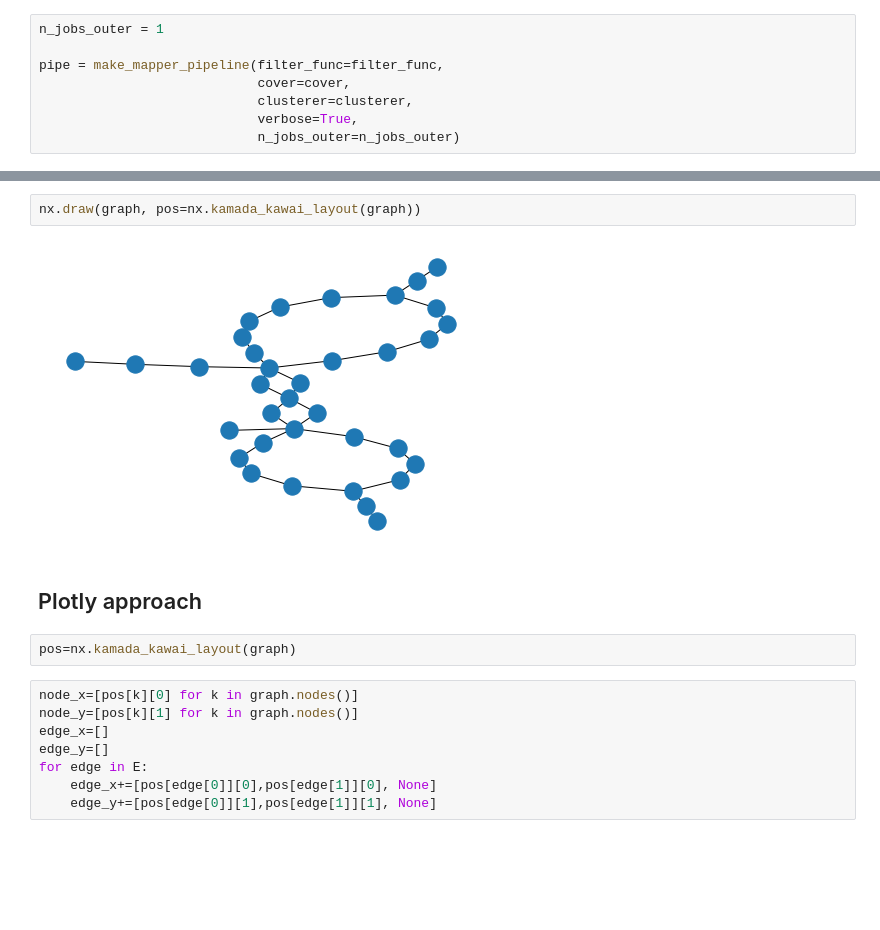
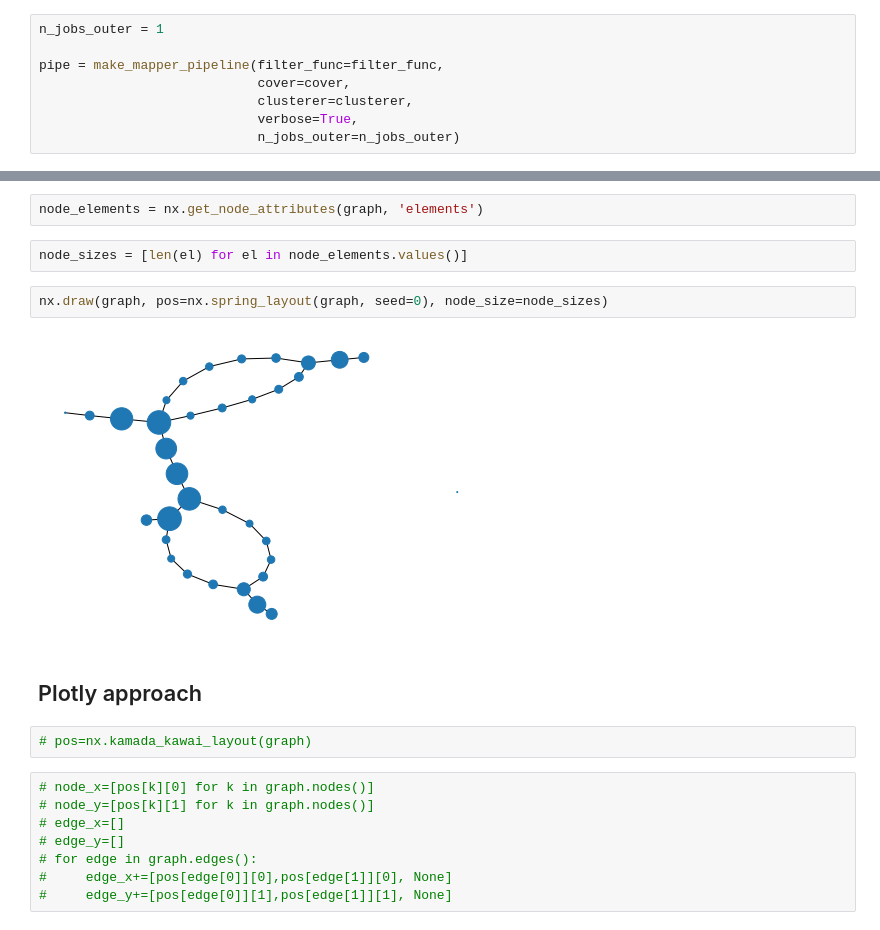
Before and after one commit to giotto-ai/giotto-tda, a Jupyter notebook: giotto/mapper/scratch/ltu-0.1-kmapper-plotly.ipynb, the cells around one changed output, grey strips where cells are left out. Cells and saved outputs as stored; diff of their text form; blank space fills up the shorter version.

Commit message:
Plotly prototype (#10)
* Add cluster indices as node attributes in Mapper graph

* Add plotly helper functions for mapper visualisation

* Update scratch notebook with plotly examples

```diff
--- a/giotto/mapper/scratch/ltu-0.1-kmapper-plotly.ipynb
+++ b/giotto/mapper/scratch/ltu-0.1-kmapper-plotly.ipynb
@@ -118,17 +108,21 @@ NodeView(((0, 0), (1, 0), (2, 0), (3, 0), (3, 1), (4, 0), (4, 1), (5, 0), (5, 1)
+# %%
+node_elements = nx.get_node_attributes(graph, 'elements')
+# %%
+node_sizes = [len(el) for el in node_elements.values()]
 # %%
-nx.draw(graph, pos=nx.kamada_kawai_layout(graph))
+nx.draw(graph, pos=nx.spring_layout(graph, seed=0), node_size=node_sizes)
 # %% [output]
-[figure, old version]
+[figure, new version]
 # %% [markdown]
 ## Plotly approach
 # %%
-pos=nx.kamada_kawai_layout(graph)
+# pos=nx.kamada_kawai_layout(graph)
 # %%
-node_x=[pos[k][0] for k in graph.nodes()]
-node_y=[pos[k][1] for k in graph.nodes()]
-edge_x=[]
-edge_y=[]
-for edge in E:
-    edge_x+=[pos[edge[0]][0],pos[edge[1]][0], None]
-    edge_y+=[pos[edge[0]][1],pos[edge[1]][1], None]
+# node_x=[pos[k][0] for k in graph.nodes()]
+# node_y=[pos[k][1] for k in graph.nodes()]
+# edge_x=[]
+# edge_y=[]
+# for edge in graph.edges():
+#     edge_x+=[pos[edge[0]][0],pos[edge[1]][0], None]
+#     edge_y+=[pos[edge[0]][1],pos[edge[1]][1], None]
 # %%
```
Also changed, not shown: parts of 23 cells of this notebook, 2 other files.
